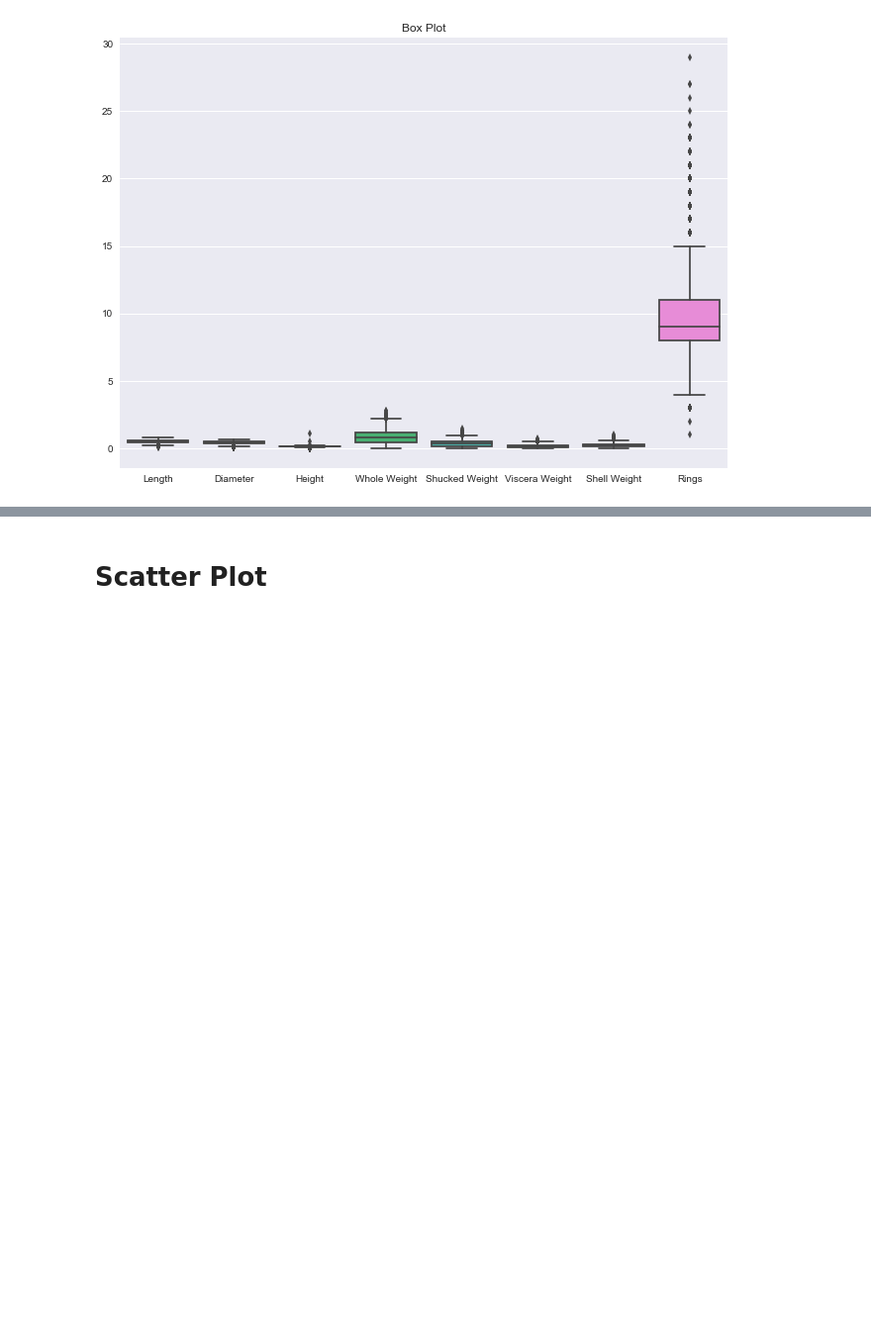
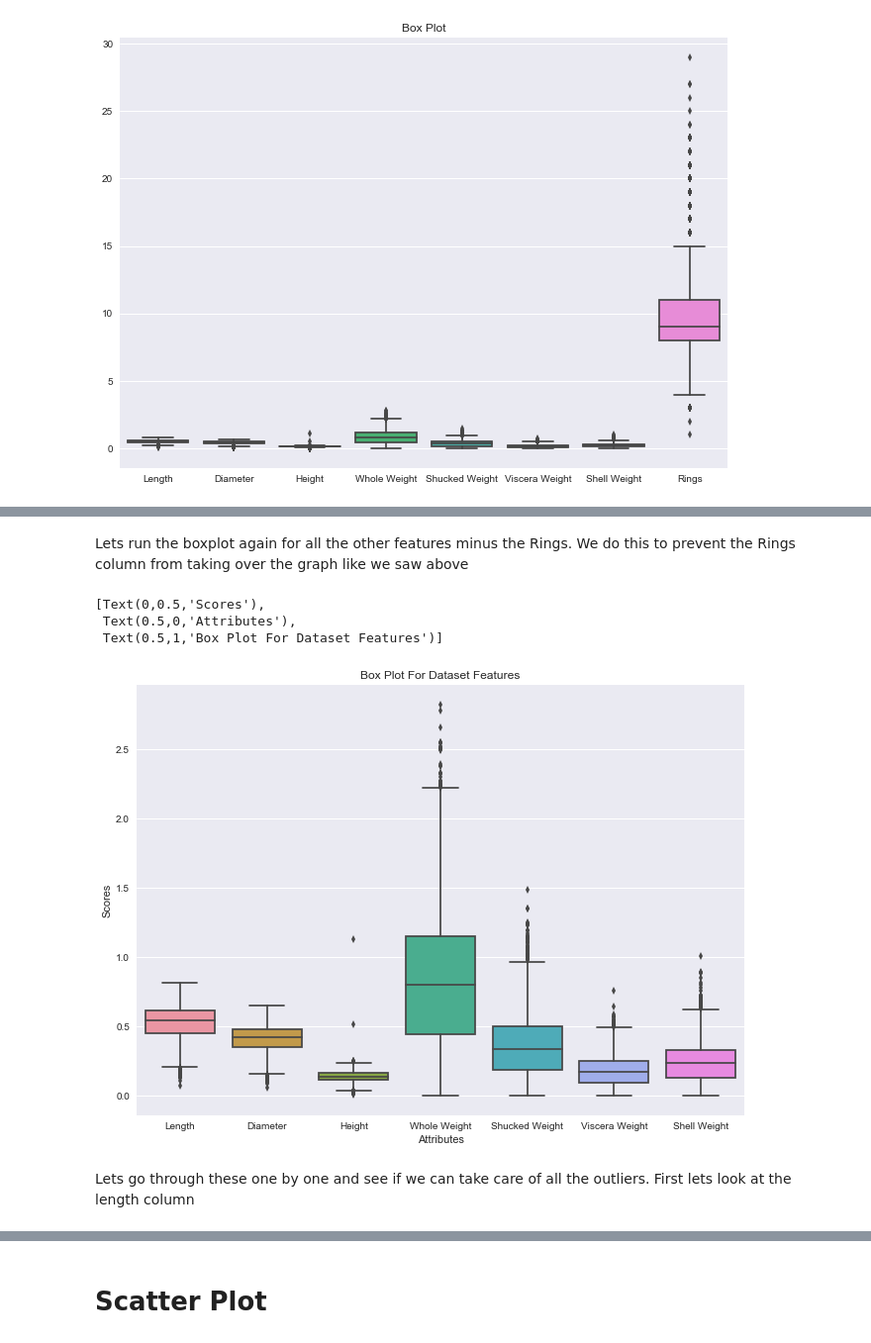
Before and after one commit to el-davo/msc-data-analytics-notebook, a Jupyter notebook: task1.ipynb, the cells around one changed output, grey strips where cells are left out. Shown at 99% size. Saved outputs shown, nothing was run; the diff lists cells and outputs as text; code cells hidden in the pictures; blank space fills up the shorter version.

```diff
--- a/task1.ipynb
+++ b/task1.ipynb
@@ -221,0 +260,13 @@ df.shape
+# %% [markdown]
+Lets run the boxplot again for all the other features minus the Rings. We do this to prevent the Rings column from taking over the graph like we saw above
+# %%
+df_ringless=df.drop('Rings',  axis='columns')
+ax=sns.boxplot(data=df_ringless)
+ax.set(xlabel='Attributes', ylabel='Scores', title="Box Plot For Dataset Features")
+# %% [output]
+[Text(0,0.5,'Scores'),
+ Text(0.5,0,'Attributes'),
+ Text(0.5,1,'Box Plot For Dataset Features')]
+[figure, added]
+# %% [markdown]
+Lets go through these one by one and see if we can take care of all the outliers. First lets look at the length column
```
Also changed, not shown: parts of 48 cells of this notebook.
